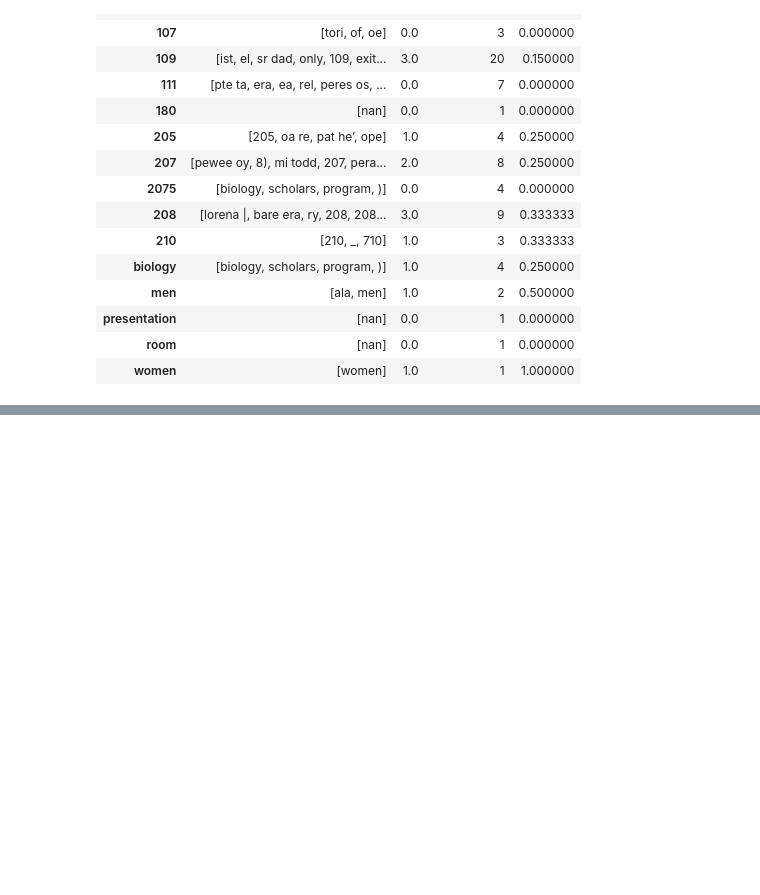
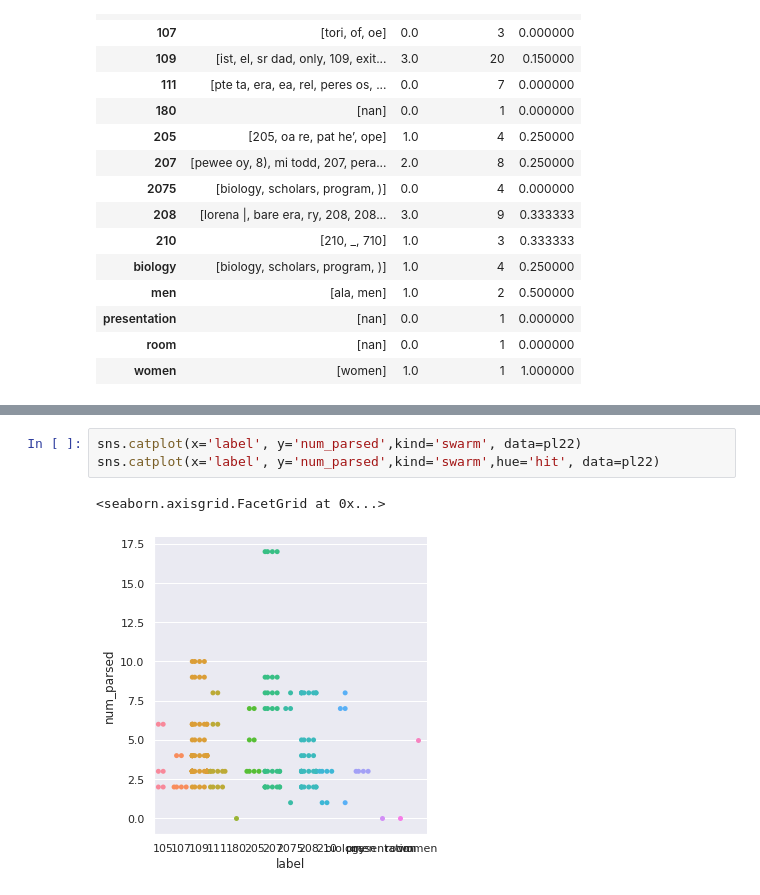
Before and after one commit to Jacktavitt/navigate_building, a Jupyter notebook: pandas data exploration.ipynb, the cells around one changed output, grey strips where cells are left out. Drawn from its saved outputs; the diff is of its cells as text; blank space fills up the shorter version.

```diff
--- a/pandas data exploration.ipynb
+++ b/pandas data exploration.ipynb
@@ -248,0 +265,6 @@ NameError: name 'df' is not defined
+# %%
+sns.catplot(x='label', y='num_parsed',kind='swarm', data=pl22)
+sns.catplot(x='label', y='num_parsed',kind='swarm',hue='hit', data=pl22)
+# %% [output]
+<seaborn.axisgrid.FacetGrid at 0x...>
+[figure, added]
```
Also changed, not shown: parts of 11 cells of this notebook.
